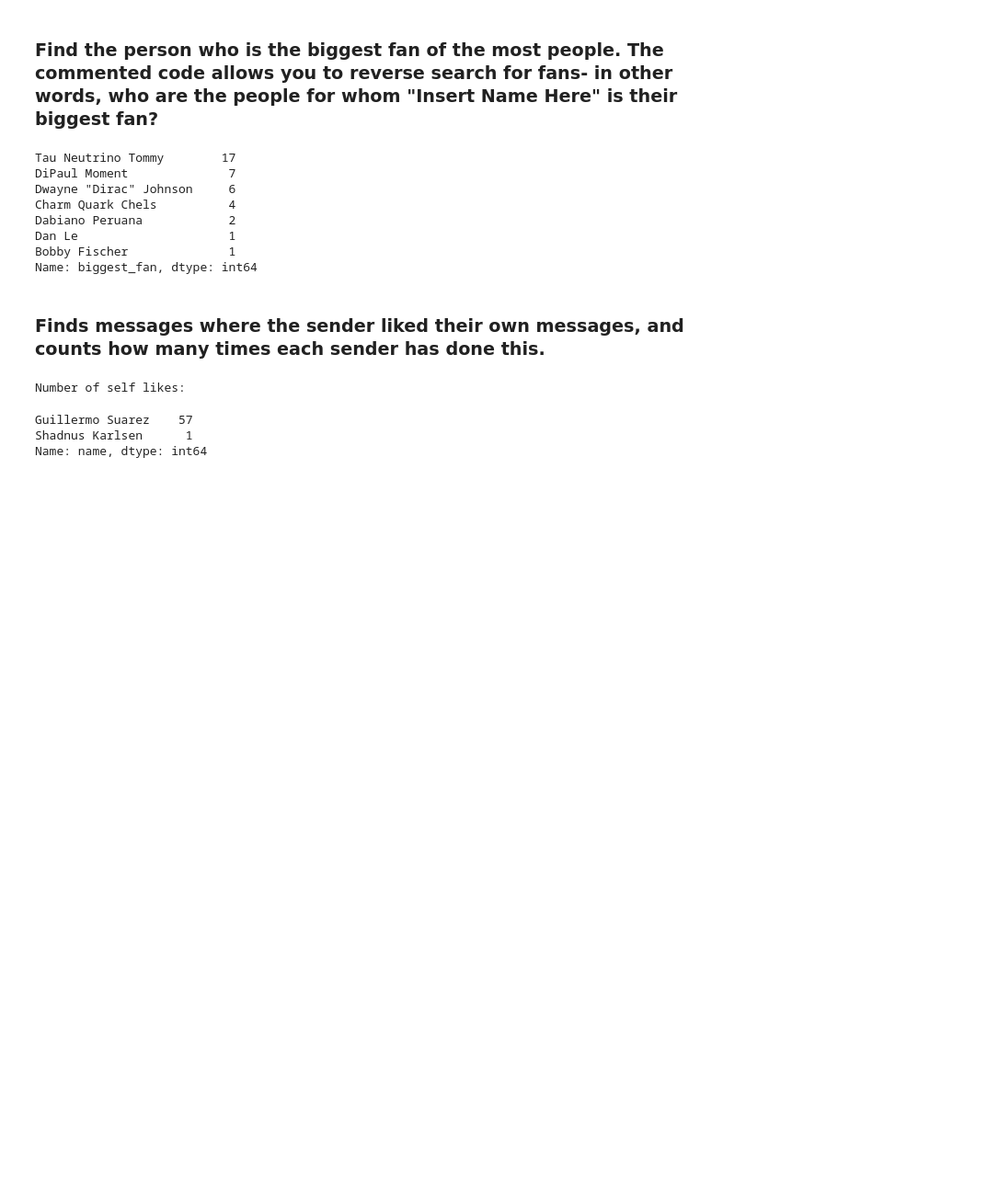
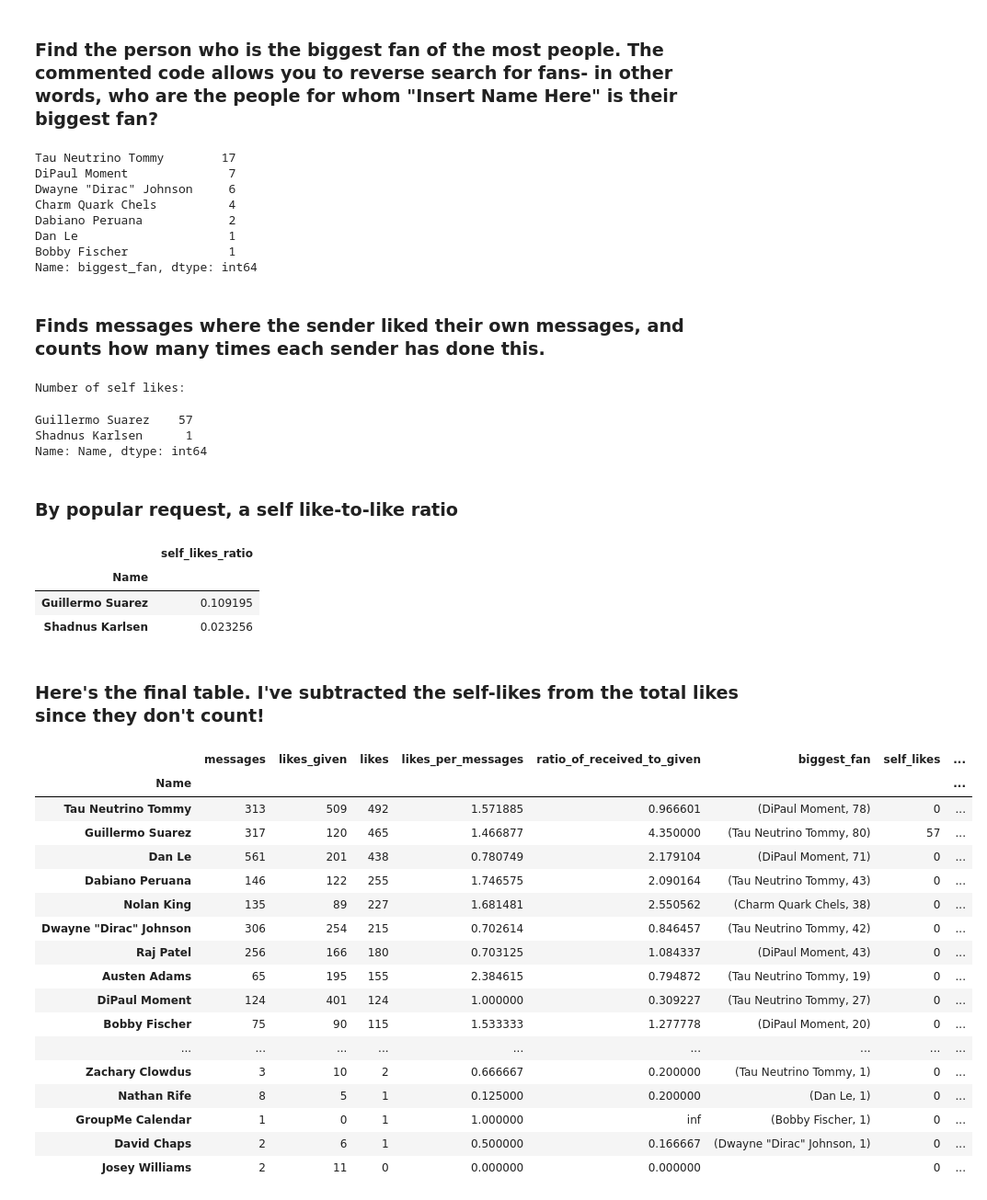
Before and after one commit to twbruce4/GroupMe-Data-Analysis, a Jupyter notebook: Groupme Data Analysis NEW.ipynb, the cells around one changed output. Shown: that part at 92% size. Cells and saved outputs as stored; diff of their text form; code cells hidden in the pictures; blank space fills up the shorter version.

```diff
--- a/Groupme Data Analysis NEW.ipynb
+++ b/Groupme Data Analysis NEW.ipynb
@@ -195,9 +155,52 @@ def self_liked(likers, sender):
 df['self_liked'] = df.apply(lambda x: self_liked(x['favorited_by'], x['sender_id']), axis=1)
 self_liked = df[df['self_liked']==1]
 print('Number of self likes:')
-self_liked['name'].value_counts()
+self_liked['Name'].value_counts()
 # %% [output]
 Number of self likes:
 Guillermo Suarez    57
 Shadnus Karlsen      1
-Name: name, dtype: int64
+Name: Name, dtype: int64
+# %% [markdown]
+### By popular request, a self like-to-like ratio
+# %%
+self_like_list = self_liked['Name'].value_counts()
+def self_like_merge(s):
+    if s in self_like_list:
+        return self_like_list[s]
+    else:
+        return 0
+df_likes_proportion['self_likes'] = df_likes_proportion.index.map(self_like_merge)
+df_likes_proportion['self_likes_ratio'] = df_likes_proportion['self_likes'] / df_likes_proportion['likes']
+df_self_likes_ratio = pd.DataFrame(df_likes_proportion['self_likes_ratio'])
+df_self_likes_ratio[df_self_likes_ratio['self_likes_ratio']>0].sort_values(by='self_likes_ratio',ascending=False)
+# %% [output]
+|  | self_likes_ratio |
+| Name |  |
+| Guillermo Suarez | 0.109195 |
+| Shadnus Karlsen | 0.023256 |
+# %% [markdown]
+### Here's the final table.  I've subtracted the self-likes from the total likes since they don't count!
+# %%
+df_likes_proportion['likes'] = df_likes_proportion['likes'] - df_likes_proportion['self_likes']
+df_likes_proportion['likes_per_messages'] = df_likes_proportion['likes']/df_likes_proportion['messages']
+df_likes_proportion.sort_values(by='likes', ascending=False)
+# %% [output]
+|  | messages | likes_given | likes | likes_per_messages | ratio_of_received_to_given | biggest_fan | self_likes | ... |
+| Name |  |  |  |  |  |  |  | ... |
+| Tau Neutrino Tommy | 313 | 509 | 492 | 1.571885 | 0.966601 | (DiPaul Moment, 78) | 0 | ... |
+| Guillermo Suarez | 317 | 120 | 465 | 1.466877 | 4.350000 | (Tau Neutrino Tommy, 80) | 57 | ... |
+| Dan Le | 561 | 201 | 438 | 0.780749 | 2.179104 | (DiPaul Moment, 71) | 0 | ... |
+| Dabiano Peruana | 146 | 122 | 255 | 1.746575 | 2.090164 | (Tau Neutrino Tommy, 43) | 0 | ... |
+| Nolan King | 135 | 89 | 227 | 1.681481 | 2.550562 | (Charm Quark Chels, 38) | 0 | ... |
+| Dwayne "Dirac" Johnson | 306 | 254 | 215 | 0.702614 | 0.846457 | (Tau Neutrino Tommy, 42) | 0 | ... |
+| Raj Patel | 256 | 166 | 180 | 0.703125 | 1.084337 | (DiPaul Moment, 43) | 0 | ... |
+| Austen Adams | 65 | 195 | 155 | 2.384615 | 0.794872 | (Tau Neutrino Tommy, 19) | 0 | ... |
+| DiPaul Moment | 124 | 401 | 124 | 1.000000 | 0.309227 | (Tau Neutrino Tommy, 27) | 0 | ... |
+| Bobby Fischer | 75 | 90 | 115 | 1.533333 | 1.277778 | (DiPaul Moment, 20) | 0 | ... |
+| ... | ... | ... | ... | ... | ... | ... | ... | ... |
+| Zachary Clowdus | 3 | 10 | 2 | 0.666667 | 0.200000 | (Tau Neutrino Tommy, 1) | 0 | ... |
+| Nathan Rife | 8 | 5 | 1 | 0.125000 | 0.200000 | (Dan Le, 1) | 0 | ... |
+| GroupMe Calendar | 1 | 0 | 1 | 1.000000 | inf | (Bobby Fischer, 1) | 0 | ... |
+| David Chaps | 2 | 6 | 1 | 0.500000 | 0.166667 | (Dwayne "Dirac" Johnson, 1) | 0 | ... |
+| Josey Williams | 2 | 11 | 0 | 0.000000 | 0.000000 |  | 0 | ... |
```
Also changed, not shown: parts of 3 cells of this notebook.
